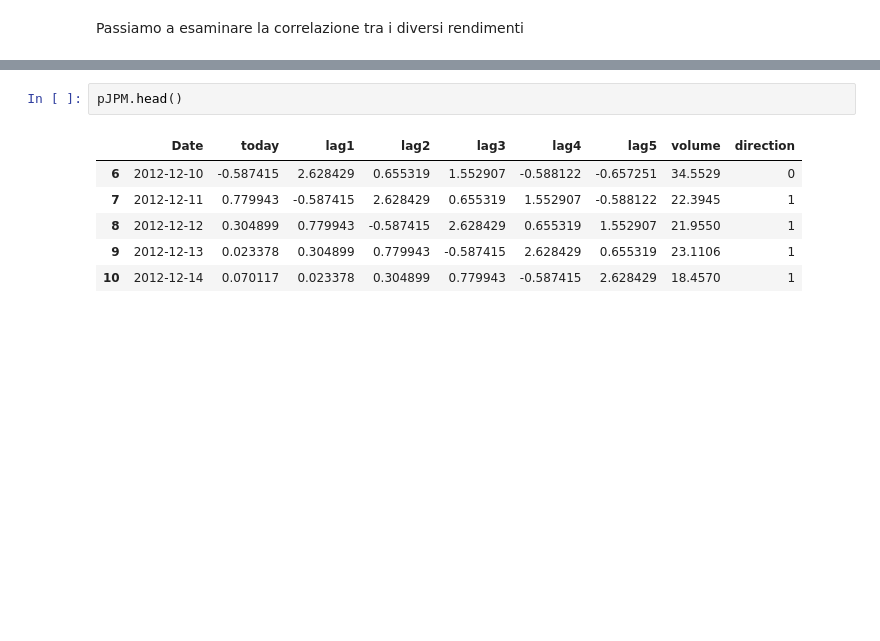
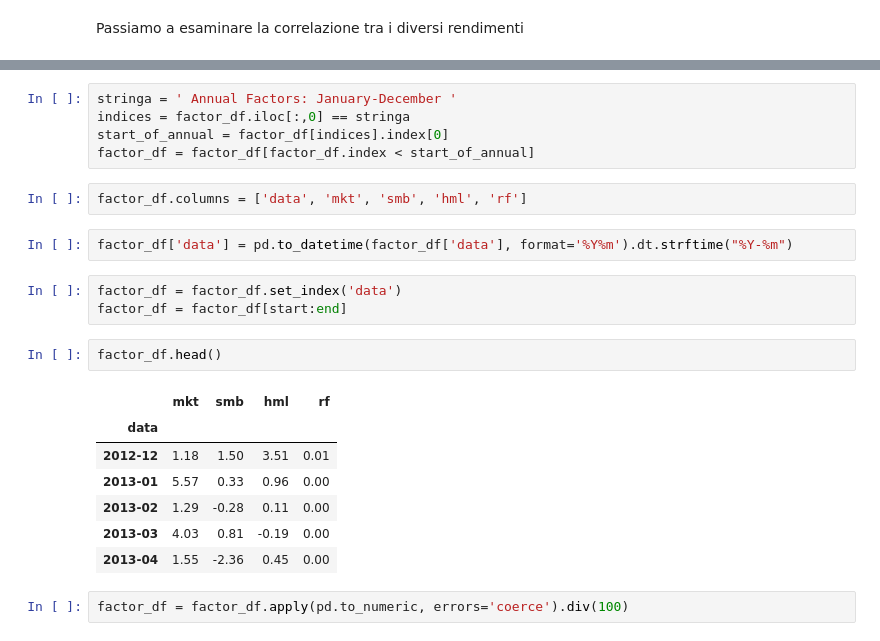
Before and after one commit to michelebanfi/business-intelligence, a Jupyter notebook: BanfiMichele869294.ipynb, the cells around one changed output, grey strips where cells are left out. Saved outputs shown, nothing was run; the diff lists cells and outputs as text; blank space fills up the shorter version.

```diff
--- a/BanfiMichele869294.ipynb
+++ b/BanfiMichele869294.ipynb
@@ -671,9 +817,24 @@ See the caveats in the documentation: https://pandas.pydata.org/pandas-docs/stab
+# %%
+stringa = ' Annual Factors: January-December '
+indices = factor_df.iloc[:,0] == stringa
+start_of_annual = factor_df[indices].index[0]
+factor_df = factor_df[factor_df.index < start_of_annual]
+# %%
+factor_df.columns = ['data', 'mkt', 'smb', 'hml', 'rf']
+# %%
+factor_df['data'] = pd.to_datetime(factor_df['data'], format='%Y%m').dt.strftime("%Y-%m")
+# %%
+factor_df = factor_df.set_index('data')
+factor_df = factor_df[start:end]
 # %%
-pJPM.head()
+factor_df.head()
 # %% [output]
-|  | Date | today | lag1 | lag2 | lag3 | lag4 | lag5 | volume | direction |
-| 6 | 2012-12-10 | -0.587415 | 2.628429 | 0.655319 | 1.552907 | -0.588122 | -0.657251 | 34.5529 | 0 |
-| 7 | 2012-12-11 | 0.779943 | -0.587415 | 2.628429 | 0.655319 | 1.552907 | -0.588122 | 22.3945 | 1 |
-| 8 | 2012-12-12 | 0.304899 | 0.779943 | -0.587415 | 2.628429 | 0.655319 | 1.552907 | 21.9550 | 1 |
-| 9 | 2012-12-13 | 0.023378 | 0.304899 | 0.779943 | -0.587415 | 2.628429 | 0.655319 | 23.1106 | 1 |
-| 10 | 2012-12-14 | 0.070117 | 0.023378 | 0.304899 | 0.779943 | -0.587415 | 2.628429 | 18.4570 | 1 |
+|  | mkt | smb | hml | rf |
+| data |  |  |  |  |
+| 2012-12 | 1.18 | 1.50 | 3.51 | 0.01 |
+| 2013-01 | 5.57 | 0.33 | 0.96 | 0.00 |
+| 2013-02 | 1.29 | -0.28 | 0.11 | 0.00 |
+| 2013-03 | 4.03 | 0.81 | -0.19 | 0.00 |
+| 2013-04 | 1.55 | -2.36 | 0.45 | 0.00 |
+# %%
+factor_df = factor_df.apply(pd.to_numeric, errors='coerce').div(100)
```
Also changed, not shown: parts of 53 cells of this notebook, 1 other file.
